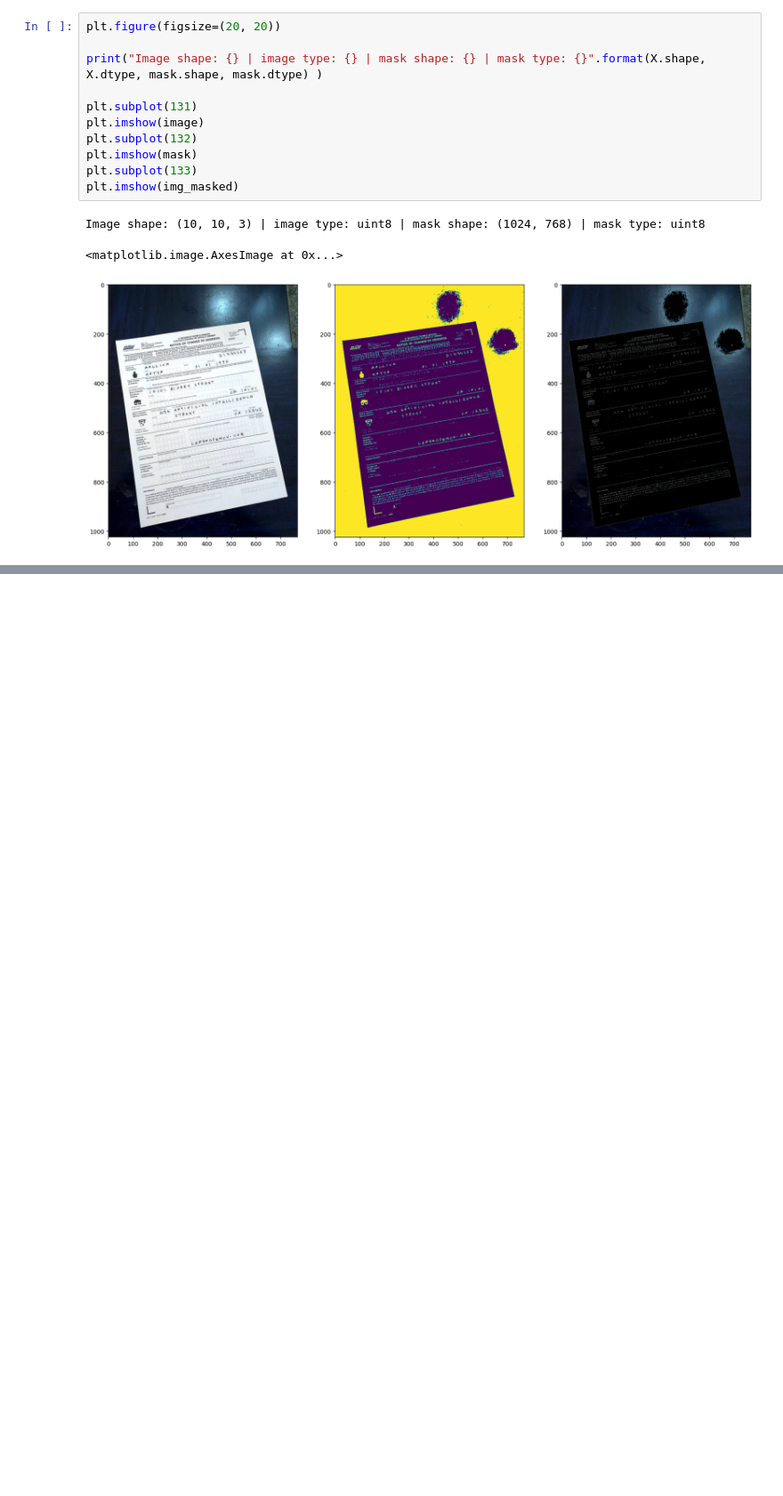
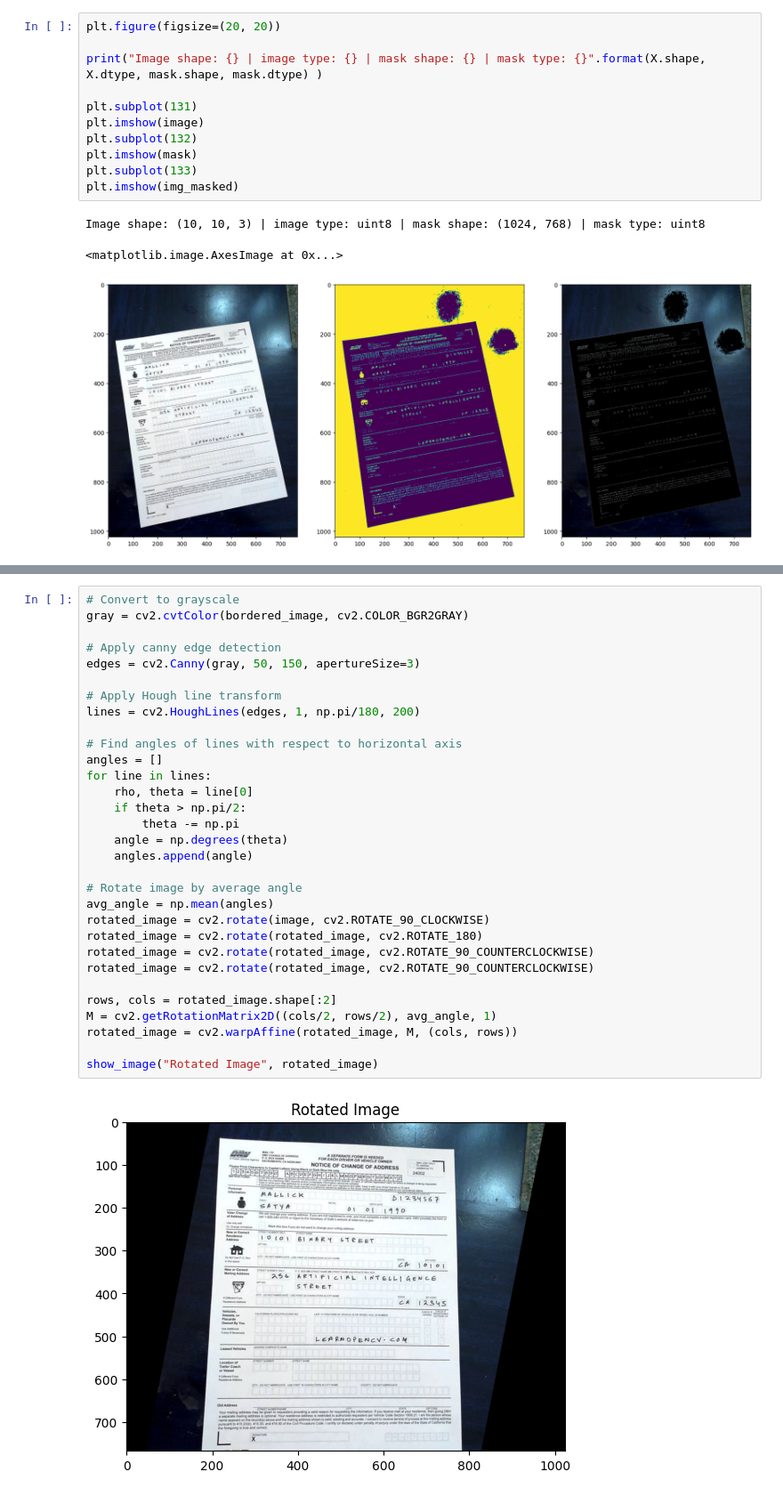
Before and after one commit to Computer-Vision-2023/Automated-Aadhar-Authentication, a Jupyter notebook: background_removal.ipynb, the cells around one changed output, grey strips where cells are left out. Shown at 89% size. Saved outputs shown, nothing was run; the diff lists cells and outputs as text; blank space fills up the shorter version.

Commit message:
image starightened

```diff
--- a/background_removal.ipynb
+++ b/background_removal.ipynb
@@ -289,3 +285,36 @@ bordered_image = cv2.bitwise_and(image, image, mask=mask)
 show_image("Bordered Image", bordered_image)
 # %% [output]
 [figure]
+# %%
+# Convert to grayscale
+gray = cv2.cvtColor(bordered_image, cv2.COLOR_BGR2GRAY)
+
+# Apply canny edge detection
+edges = cv2.Canny(gray, 50, 150, apertureSize=3)
+
+# Apply Hough line transform
+lines = cv2.HoughLines(edges, 1, np.pi/180, 200)
+
+# Find angles of lines with respect to horizontal axis
+angles = []
+for line in lines:
+    rho, theta = line[0]
+    if theta > np.pi/2:
+        theta -= np.pi
+    angle = np.degrees(theta)
+    angles.append(angle)
+
+# Rotate image by average angle
+avg_angle = np.mean(angles)
+rotated_image = cv2.rotate(image, cv2.ROTATE_90_CLOCKWISE)
+rotated_image = cv2.rotate(rotated_image, cv2.ROTATE_180)
+rotated_image = cv2.rotate(rotated_image, cv2.ROTATE_90_COUNTERCLOCKWISE)
+rotated_image = cv2.rotate(rotated_image, cv2.ROTATE_90_COUNTERCLOCKWISE)
+
+rows, cols = rotated_image.shape[:2]
+M = cv2.getRotationMatrix2D((cols/2, rows/2), avg_angle, 1)
+rotated_image = cv2.warpAffine(rotated_image, M, (cols, rows))
+
+show_image("Rotated Image", rotated_image)
+# %% [output]
+[figure, added]
```
Also changed, not shown: parts of 2 cells of this notebook.
